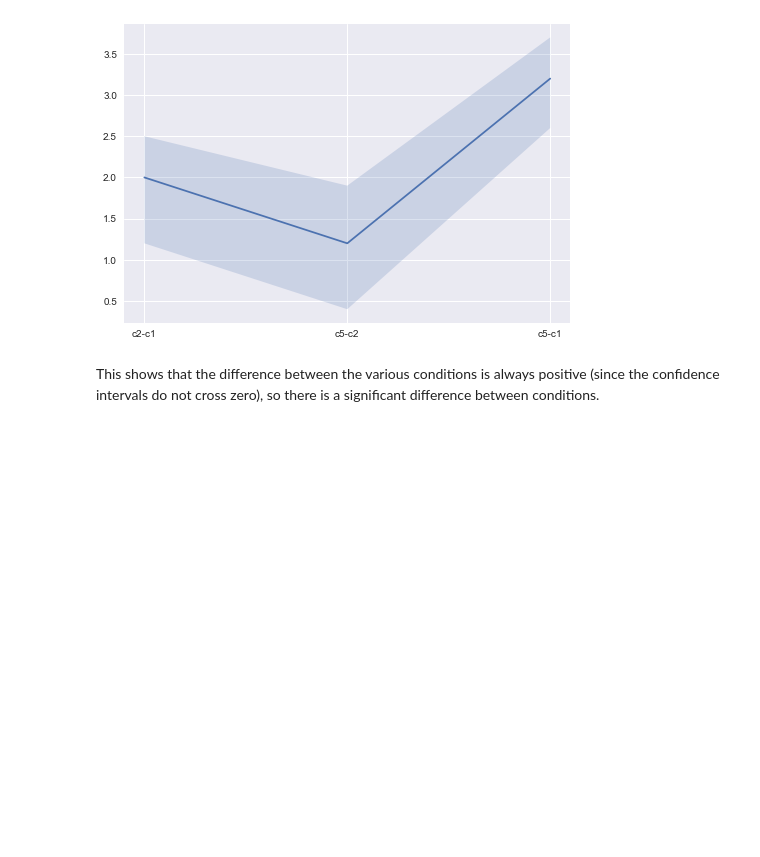
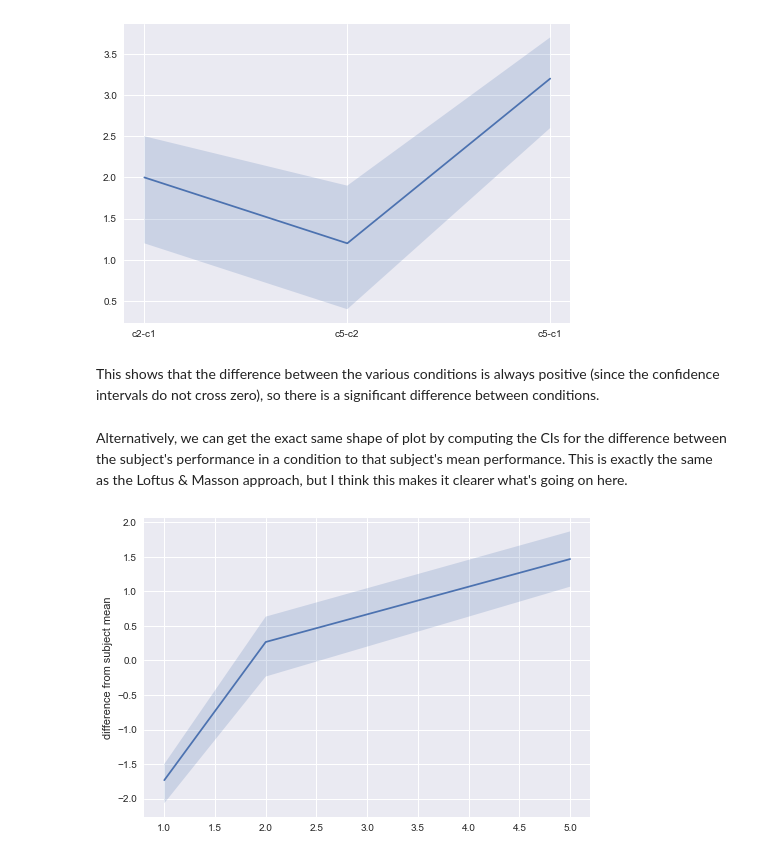
Before and after one commit to tcstewar/confidence_intervals, a Jupyter notebook: Bootstrap Examples.ipynb, the cells around one changed output. Drawn from its saved outputs; the diff is of its cells as text; code cells hidden in the pictures; blank space fills up the shorter version.

```diff
--- a/Bootstrap Examples.ipynb
+++ b/Bootstrap Examples.ipynb
@@ -72,3 +72,17 @@ pylab.show()
 [figure]
 # %% [markdown]
 This shows that the difference between the various conditions is always positive (since the confidence intervals do not cross zero), so there is a significant difference between conditions.
+# %% [markdown]
+Alternatively, we can get the exact same shape of plot by computing the CIs for the difference between the subject's performance in a condition to that subject's mean performance.  This is exactly the same as the Loftus & Masson approach, but I think this makes it clearer what's going on here.
+# %%
+diff_data = data - subject_mean[:,None]
+
+diff_mean = np.array([np.mean(d) for d in diff_data.T])
+diff_ci = np.array([bootstrap.ci(d,np.mean) for d in diff_data.T])
+
+pylab.fill_between(x, diff_ci[:,0], diff_ci[:,1], alpha=0.2)
+pylab.plot(x,diff_mean)
+pylab.ylabel('difference from subject mean')
+pylab.show()
+# %% [output]
+[figure, added]
```
Also changed, not shown: parts of 1 cell of this notebook.
